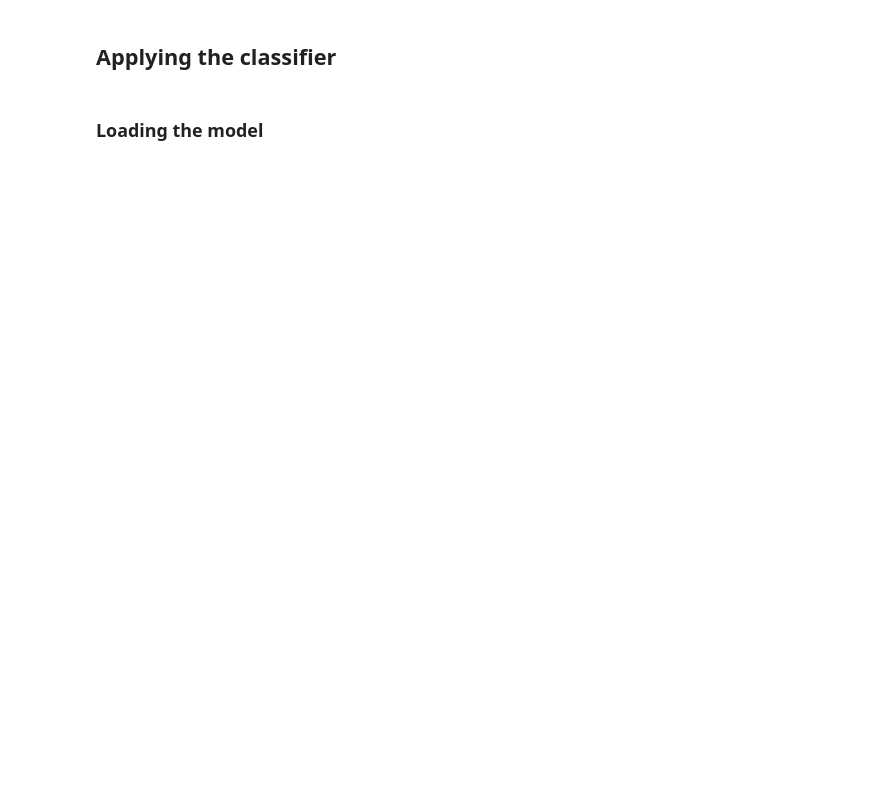
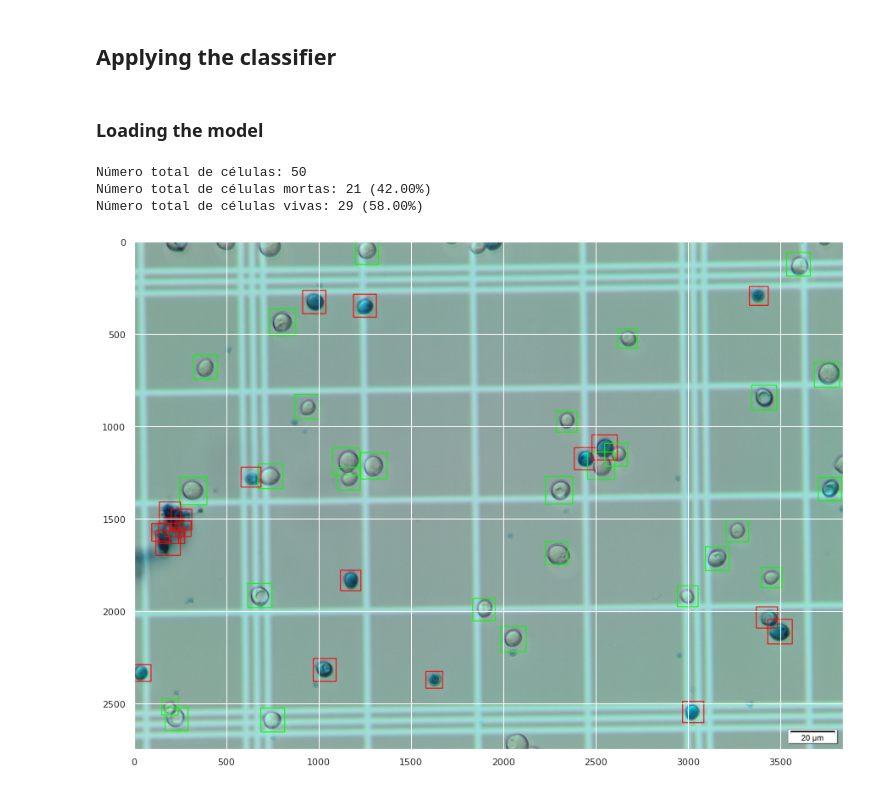
Before and after one commit to Vernalhav/image_processing_project, a Jupyter notebook: DetectAndClassify_Model_2.ipynb, the cells around one changed output. Drawn from its saved outputs; the diff is of its cells as text; code cells hidden in the pictures; blank space fills up the shorter version.

```diff
--- a/DetectAndClassify_Model_2.ipynb
+++ b/DetectAndClassify_Model_2.ipynb
@@ -134,21 +159,29 @@ if DEBUG:
 # %% [markdown]
 ### Sharpenig A channel
 # %%
-# channel = img_lab[:,:,0] + img_lab[:,:,1]
+channel = img_lab[:,:,0] + img_lab[:,:,1]
 
-# _, sharpened = cv2.threshold(channel, 100, 121, cv2.THRESH_BINARY)
+_, sharpened = cv2.threshold(channel, 100, 121, cv2.THRESH_BINARY)
 
-# if DEBUG:
-#     fig = plt.figure(figsize=(30,30))
-#     ax1 = fig.add_subplot(1,2,1)
-#     ax2 = fig.add_subplot(1,2,2)
-#     ax1.imshow(channel , cmap="gray")
-#     ax2.imshow(img[:,:,1] + sharpened, cmap="gray")
+if DEBUG:
+    fig = plt.figure(figsize=(30,30))
+    ax1 = fig.add_subplot(1,2,1)
+    ax2 = fig.add_subplot(1,2,2)
+
+    ax1.xticks([])
+    ax1.yticks([])
+    ax1.grid(False)
+    ax2.xticks([])
+    ax2.yticks([])
+    ax2.grid(False)
+
+    ax1.imshow(channel , cmap="gray")
+    ax2.imshow(img[:,:,1] + sharpened, cmap="gray")
 # %% [markdown]
 ### Look for cells
 # %%
 #searching for circles around cells
-circles = cv2.HoughCircles(img_lab[:,:,1] ,
+circles = cv2.HoughCircles(channel,
                    cv2.HOUGH_GRADIENT, 1, 20, param1 = 50,
                param2 = 40, minRadius = 20, maxRadius = 55)
 # %% [markdown]
@@ -220,31 +253,40 @@ for i in cells:
     if left < 0:
         left = 0
 
     start_point = (top, left)
     end_point = (int(top+2*(i[2] + margin)), int(left+2*(i[2] + margin)))
 
     cell = img[start_point[1]:end_point[1], start_point[0]:end_point[0]]
 
     features = characterize(cell)
     label = knn.predict([features])
     thickness = 4
 
     if label == 'Dead':
         cimg = cv2.rectangle(cimg, start_point, end_point, (0,0,255), thickness)
         # cv2.circle(cimg,(i[0],i[1]),int(i[2] + margin),(0,0,255),-1)
         dead_count+=1
     else:
         cimg = cv2.rectangle(cimg, start_point, end_point, (0,255,0), thickness)
         # cv2.circle(cimg,(i[0],i[1]),int(i[2] + margin),(0,255,0),-1)
         alive_count+=1
 
 total_cells = dead_count + alive_count
 
 plt.figure(figsize=(15,15))
+plt.xticks([])
+plt.yticks([])
+plt.grid(False)
+
 plt.imshow(cv2.cvtColor(cimg, cv2.COLOR_BGR2RGB))
 
 print(f'\
 Número total de células: {total_cells}\n\
 Número total de células mortas: {dead_count} ({100*dead_count/total_cells:.2f}%)\n\
 Número total de células vivas: {alive_count} ({100*alive_count/total_cells:.2f}%)')
+# %% [output]
+Número total de células: 50
+Número total de células mortas: 21 (42.00%)
+Número total de células vivas: 29 (58.00%)
+[figure, added]
 # %%
```
Also changed, not shown: parts of 6 cells of this notebook.
